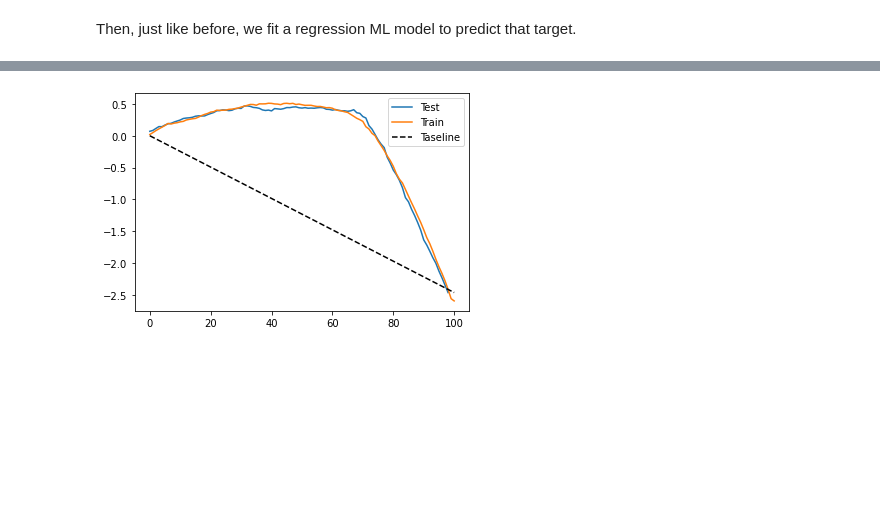
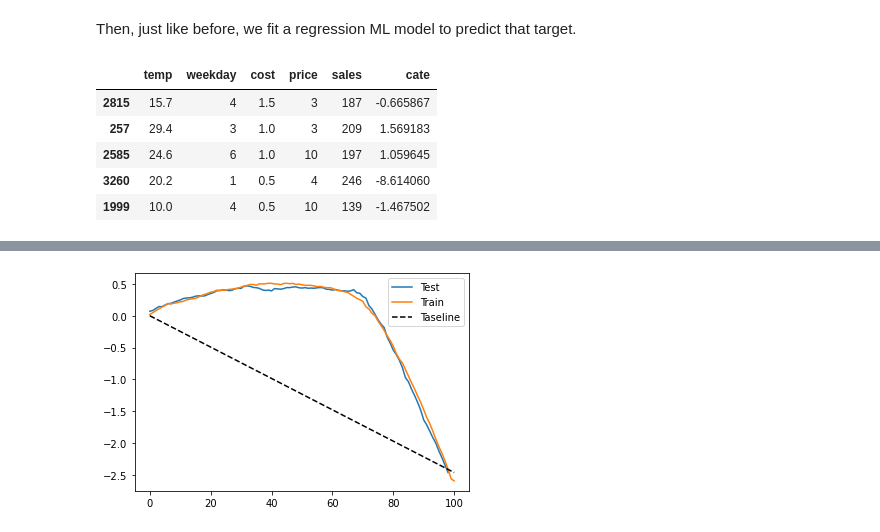
Before and after one commit to matheusfacure/python-causality-handbook, a Jupyter notebook: causal-inference-for-the-brave-and-true/23-Plug-and-Play-Estimators.ipynb, the cells around one changed output, grey strips where cells are left out. Saved outputs shown, nothing was run; the diff lists cells and outputs as text; code cells hidden in the pictures; blank space fills up the shorter version.

```diff
--- a/causal-inference-for-the-brave-and-true/23-Plug-and-Play-Estimators.ipynb
+++ b/causal-inference-for-the-brave-and-true/23-Plug-and-Play-Estimators.ipynb
@@ -308,12 +312,21 @@ If all that math seems tiresome, don't worry. The codo is actually very simple.
 # %%
 y_star_cont = ((train["price"] - train["price"].mean())
                *(train["sales"] - train["sales"].mean())
-               /train["price"].std())
+               /train["price"].var())
 # %% [markdown]
 Then, just like before, we fit a regression ML model to predict that target.
 # %%
 cate_learner = LGBMRegressor(max_depth=3, min_child_samples=300, num_leaves=5)
 
+np.random.seed(123)
 cate_learner.fit(train[["temp", "weekday", "cost"]], y_star_cont)
 
-cate_test_transf_y = cate_learner.predict(test[["temp", "weekday", "cost"]])
+test_pred = test.assign(cate=cate_learner.predict(test[["temp", "weekday", "cost"]]))
+test_pred.sample(5)
+# %% [output]
+|  | temp | weekday | cost | price | sales | cate |
+| 2815 | 15.7 | 4 | 1.5 | 3 | 187 | -0.665867 |
+| 257 | 29.4 | 3 | 1.0 | 3 | 209 | 1.569183 |
+| 2585 | 24.6 | 6 | 1.0 | 10 | 197 | 1.059645 |
+| 3260 | 20.2 | 1 | 0.5 | 4 | 246 | -8.614060 |
+| 1999 | 10.0 | 4 | 0.5 | 10 | 139 | -1.467502 |
```
Also changed, not shown: parts of 5 cells of this notebook, 1 other file.
